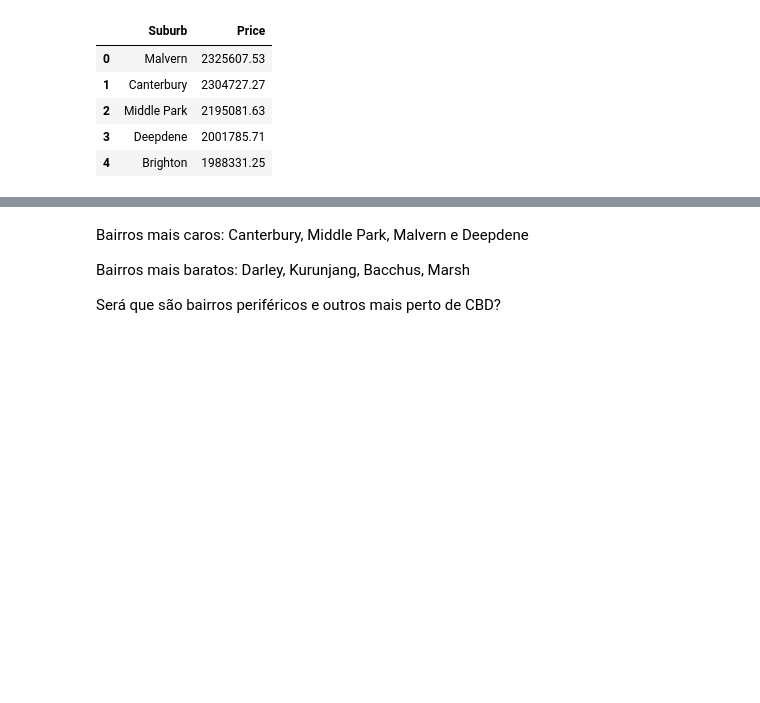
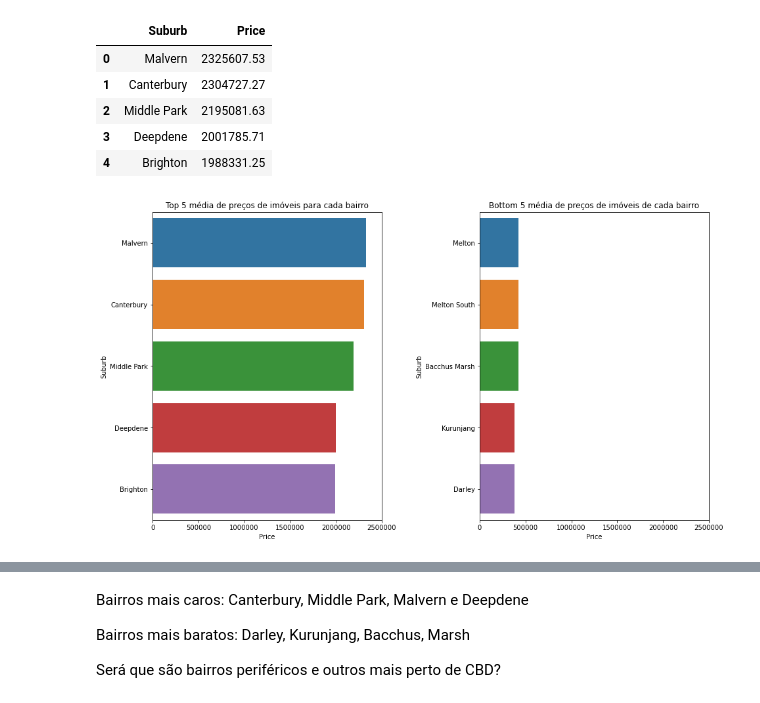
Before and after one commit to taryll/EDA_melbourne_house_price, a Jupyter notebook: src/notebook/Analise_dados.ipynb, the cells around one changed output, grey strips where cells are left out. Saved outputs shown, nothing was run; the diff lists cells and outputs as text; code cells hidden in the pictures; blank space fills up the shorter version.

```diff
--- a/src/notebook/Analise_dados.ipynb
+++ b/src/notebook/Analise_dados.ipynb
@@ -65,6 +65,24 @@ suburb_mean_sort.head(5).reset_index()
 | 2 | Middle Park | 2195081.63 |
 | 3 | Deepdene | 2001785.71 |
 | 4 | Brighton | 1988331.25 |
+# %%
+fig, (ax1, ax2) = plt.subplots(1, 2, figsize = (14, 8))
+
+sns.barplot(x = 'Price', y = 'Suburb', data = suburb_mean_sort.head(5).reset_index(), ax = ax1)
+ax1.ticklabel_format(style = 'plain', axis = 'x')
+ax1.set_title(label = 'Top 5 média de preços de imóveis para cada bairro')
+ax1.set_xlim(right = 2500000)
+
+sns.barplot(x = 'Price', y = 'Suburb', data = suburb_mean_sort.tail(5).reset_index(), ax = ax2)
+ax2.ticklabel_format(style = 'plain', axis = 'x')
+ax2.set_title(label = 'Bottom 5 média de preços de imóveis de cada bairro')
+ax2.set_xlim(right = 2500000)
+
+fig.tight_layout(pad=3.0)
+
+plt.show()
+# %% [output]
+[figure, added]
 # %%
 plt.figure(figsize = (10, 8))
 sns.barplot(x = 'Price', y = 'Suburb', data = suburb_mean_sort.head(5).reset_index())
```
Also changed, not shown: parts of 14 cells of this notebook, 1 other file.
